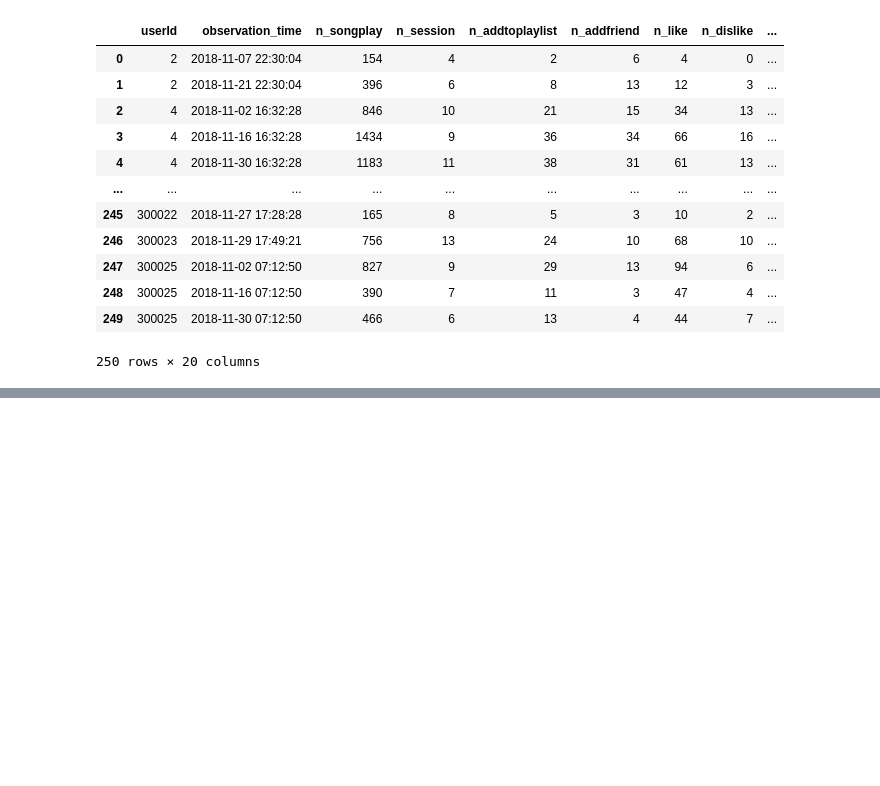
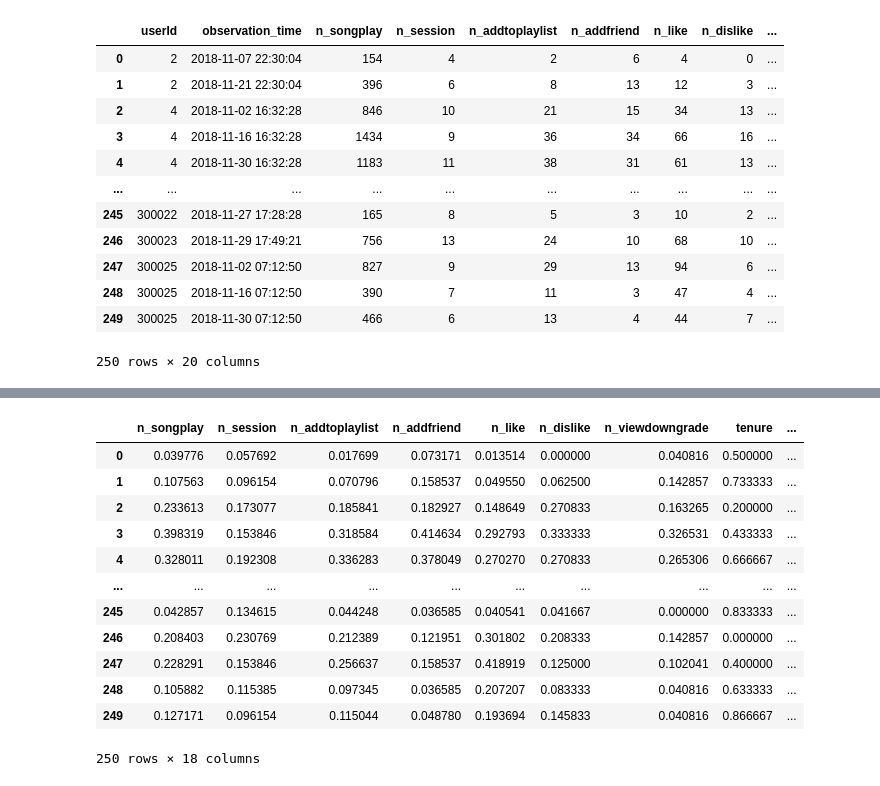
Before and after one commit to gilzero/project_churn_spark, a Jupyter notebook: sparkify.ipynb, the cells around one changed output, grey strips where cells are left out. Drawn from its saved outputs; the diff is of its cells as text; code cells hidden in the pictures; blank space fills up the shorter version.

```diff
--- a/sparkify.ipynb
+++ b/sparkify.ipynb
@@ -1705,0 +1762,39 @@ data_ratio_addplaylist_per_songplay
+# %%
+# Normalization / Standardization
+
+data_scores = dfana.copy()
+data_scores = data_scores.drop(['is_churn', 'observation_time', 'userId'], axis=1)
+
+# mostly right skew which means most data less than mean value. data groups more before the mean.
+# long right tail shape
+
+
+from sklearn import preprocessing
+
+x = data_scores.values
+x
+
+min_max_scaler = preprocessing.MinMaxScaler()
+
+x_scaled = min_max_scaler.fit_transform(x)
+x_scaled
+
+df_normalized = pd.DataFrame(x_scaled)
+df_normalized.columns = data_scores.columns
+
+df_normalized['is_churn'] = dfana.copy()['is_churn'].values
+df_normalized
+# %% [output]
+|  | n_songplay | n_session | n_addtoplaylist | n_addfriend | n_like | n_dislike | n_viewdowngrade | tenure | ... |
+| 0 | 0.039776 | 0.057692 | 0.017699 | 0.073171 | 0.013514 | 0.000000 | 0.040816 | 0.500000 | ... |
+| 1 | 0.107563 | 0.096154 | 0.070796 | 0.158537 | 0.049550 | 0.062500 | 0.142857 | 0.733333 | ... |
+| 2 | 0.233613 | 0.173077 | 0.185841 | 0.182927 | 0.148649 | 0.270833 | 0.163265 | 0.200000 | ... |
+| 3 | 0.398319 | 0.153846 | 0.318584 | 0.414634 | 0.292793 | 0.333333 | 0.326531 | 0.433333 | ... |
+| 4 | 0.328011 | 0.192308 | 0.336283 | 0.378049 | 0.270270 | 0.270833 | 0.265306 | 0.666667 | ... |
+| ... | ... | ... | ... | ... | ... | ... | ... | ... | ... |
+| 245 | 0.042857 | 0.134615 | 0.044248 | 0.036585 | 0.040541 | 0.041667 | 0.000000 | 0.833333 | ... |
+| 246 | 0.208403 | 0.230769 | 0.212389 | 0.121951 | 0.301802 | 0.208333 | 0.142857 | 0.000000 | ... |
+| 247 | 0.228291 | 0.153846 | 0.256637 | 0.158537 | 0.418919 | 0.125000 | 0.102041 | 0.400000 | ... |
+| 248 | 0.105882 | 0.115385 | 0.097345 | 0.036585 | 0.207207 | 0.083333 | 0.040816 | 0.633333 | ... |
+| 249 | 0.127171 | 0.096154 | 0.115044 | 0.048780 | 0.193694 | 0.145833 | 0.040816 | 0.866667 | ... |
+250 rows × 18 columns
```
Also changed, not shown: parts of 9 cells of this notebook.
